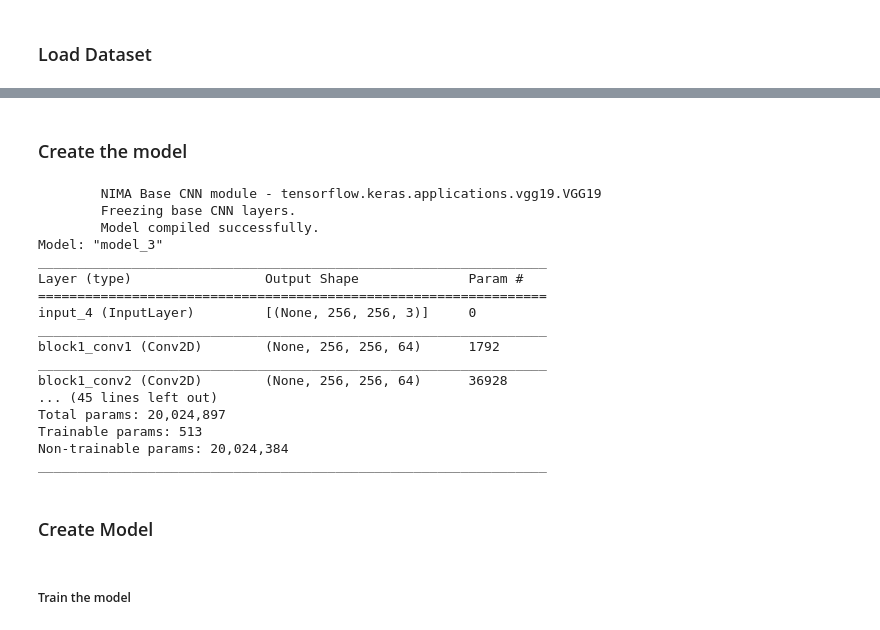
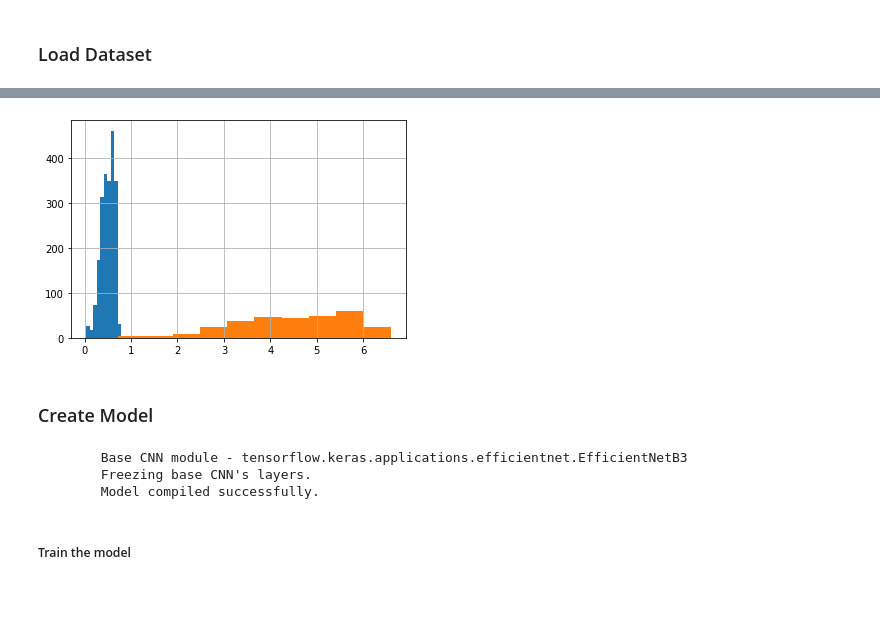
Before and after one commit to maindolaamit/nima, a Jupyter notebook: notebooks/tid_train_model.ipynb, the cells around one changed output, grey strips where cells are left out. Saved outputs shown, nothing was run; the diff lists cells and outputs as text; code cells hidden in the pictures; blank space fills up the shorter version.

```diff
--- a/notebooks/tid_train_model.ipynb
+++ b/notebooks/tid_train_model.ipynb
@@ -124,33 +80,0 @@ df['mean'].hist()
-# %% [markdown]
-### Create the model
-# %%
-from nima.model.model_builder import NIMA
-from nima.config import INPUT_SHAPE, CROP_SHAPE
-from tensorflow.keras.losses import mean_squared_error
-
-# Form the NIMA Aesthetic Model
-nima_technical_cnn = NIMA(base_model_name=p_model_name, model_type='technical',
-                            input_shape=INPUT_SHAPE, metrics=p_metrics)
-
-# Build the model for training
-nima_technical_cnn.build()
-nima_technical_cnn.compile()
-nima_technical_cnn.model.summary()
-# %% [output]
-        NIMA Base CNN module - tensorflow.keras.applications.vgg19.VGG19
-        Freezing base CNN layers.
-        Model compiled successfully.
-Model: "model_3"
-_________________________________________________________________
-Layer (type)                 Output Shape              Param #
-=================================================================
-input_4 (InputLayer)         [(None, 256, 256, 3)]     0
-_________________________________________________________________
-block1_conv1 (Conv2D)        (None, 256, 256, 64)      1792
-_________________________________________________________________
-block1_conv2 (Conv2D)        (None, 256, 256, 64)      36928
-... (45 lines left out)
-Total params: 20,024,897
-Trainable params: 513
-Non-trainable params: 20,024,384
-_________________________________________________________________
@@ -157,4 +87,36 @@ _________________________________________________________________
+# %%
+_ = df_train['mean'].hist(), df_test['mean'].hist()
+# %% [output]
+[figure, added]
 # %% [markdown]
 ### Create Model
+# %%
+from nima.model.data_generator import TrainDataGenerator, TestDataGenerator
+from nima.model.model_builder import NIMA, get_model_weight_name, TechnicalModel
+from nima.config import INPUT_SHAPE, CROP_SHAPE, MODEL_BUILD_TYPE
+
+p_weight_path = None #'/gdrive/MyDrive/img-quality-assesment/colab-models/EfficientNetB3_technical.hdf5'
+# Form the NIMA Aesthetic Model
+nima_tech_cnn = TechnicalModel(p_model_name, weights_dir=p_weights_dir,
+                                input_shape=INPUT_SHAPE, crop_size=CROP_SHAPE,
+                                base_cnn_weight='imagenet')
+
+# Build the model for training
+nima_tech_cnn.build(0.75)
+
+# freeze base layers
+nima_tech_cnn.freeze_base_layers()
+
+# weights are given load them
+if p_weight_path is not None:
+    print_msg('Loading existing weights', 1)
+    nima_tech_cnn.model.load_weights(p_weight_path)
+
+nima_tech_cnn.compile()
+# nima_tech_cnn.model.summary()
+# %% [output]
+        Base CNN module - tensorflow.keras.applications.efficientnet.EfficientNetB3
+        Freezing base CNN's layers.
+        Model compiled successfully.
 # %% [markdown]
 ##### Train the model
```
Also changed, not shown: parts of 20 cells of this notebook, 11 other files.
